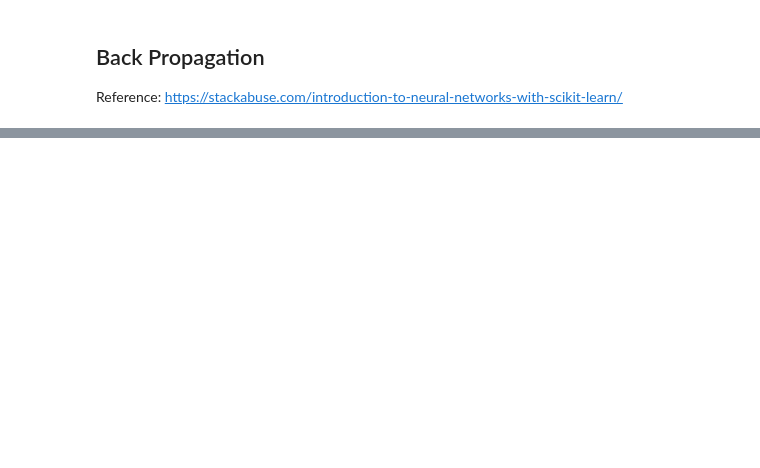
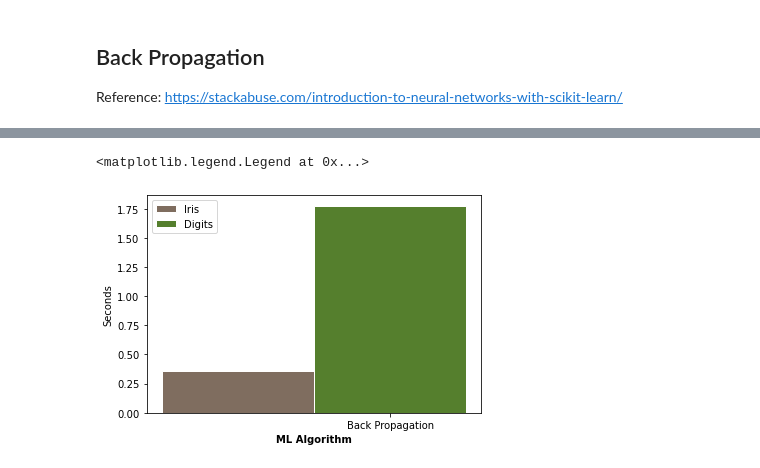
Before and after one commit to js3467/AI-Final, a Jupyter notebook: AI_Final_Part_A .ipynb, the cells around one changed output, grey strips where cells are left out. Saved outputs shown, nothing was run; the diff lists cells and outputs as text; code cells hidden in the pictures; blank space fills up the shorter version.

```diff
--- a/AI_Final_Part_A .ipynb
+++ b/AI_Final_Part_A .ipynb
@@ -416,0 +448,13 @@ inertia    homo   compl  v-meas     ARI AMI  silhouette
+# %%
+r1 = np.arange(1)
+r2 = [x + barWidth for x in r1]
+plt.bar(r1, [MPL_runtime], color='#7f6d5f', width=barWidth, edgecolor='white', label='Iris')
+plt.bar(r2, [MPL_digits_runtime], color='#557f2d', width=barWidth, edgecolor='white', label='Digits')
+plt.xlabel('ML Algorithm', fontweight='bold')
+plt.xticks([r + barWidth for r in range(1)], ['Back Propagation'])
+plt.ylabel('Seconds')
+
+plt.legend()
+# %% [output]
+<matplotlib.legend.Legend at 0x...>
+[figure, added]
```
Also changed, not shown: parts of 49 cells of this notebook, 1 other file.
